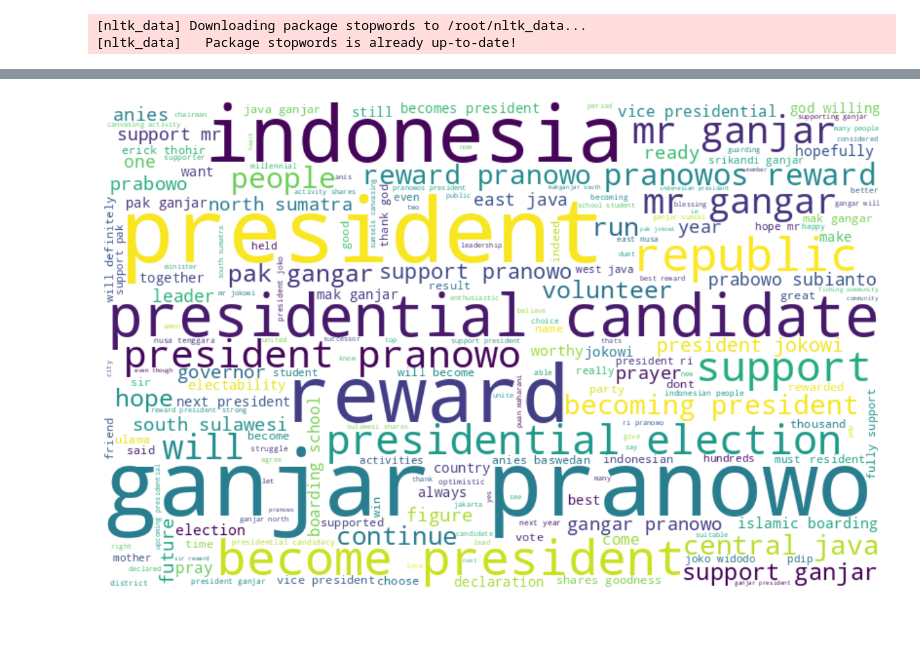
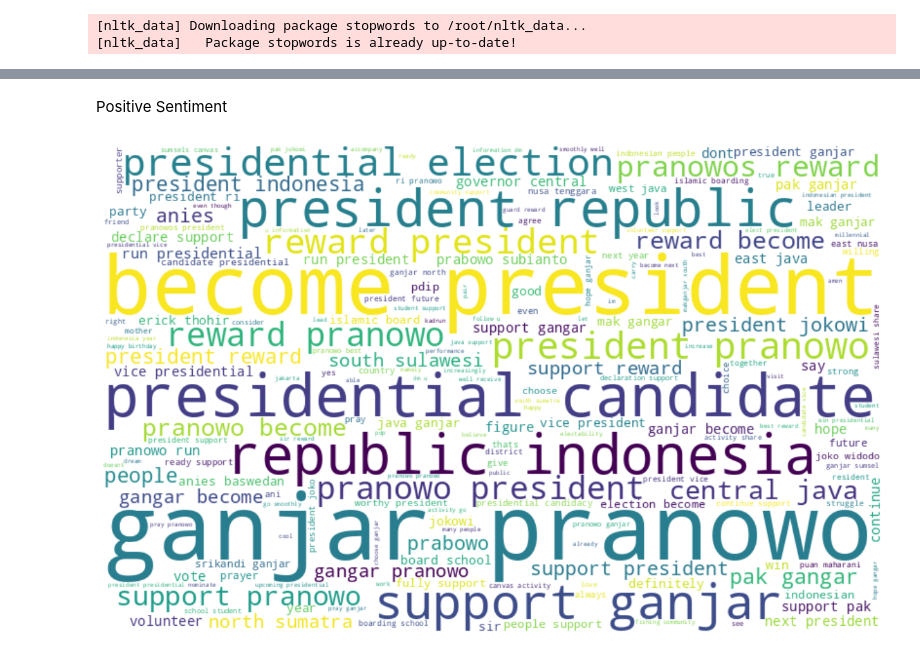
Before and after one commit to Ghifary635/Warmup_TheHack, a Jupyter notebook: NLP_Ganjar_Pranowo.ipynb, the cells around one changed output, grey strips where cells are left out. Cells and saved outputs as stored; diff of their text form; code cells hidden in the pictures; blank space fills up the shorter version.

```diff
--- a/NLP_Ganjar_Pranowo.ipynb
+++ b/NLP_Ganjar_Pranowo.ipynb
@@ -86,10 +136,13 @@ df.head()
+# %%
+df['Text_token'] = df['Text_token'].apply(lemmatize_tokens)
 # %% [markdown]
 ## Stopword
 # %%
 nltk.download('stopwords')
 stopwords = nltk.corpus.stopwords.words("english")
-stopwords_gwehj = ['will', 'come', 'make', 'know', 'want', 'really',
+stopwords_gwehj = ['mr', 'will', 'come', 'make', 'know', 'want', 'really',
                    'must', 'great', 'time', 'still', 'top', 'two', 'one', 'goodness', 'hopefully', 'god', 'blessing', 'thank']
+stopwords.extend(stopwords_gwehj)
 # %% [output]
 [nltk_data] Downloading package stopwords to /root/nltk_data...
 [nltk_data]   Package stopwords is already up-to-date!
@@ -105,0 +161,3 @@ df.head()
+# %%
+df['Text_string'] = df['Text_token'].apply(lambda x: ' '.join([item for item in x]))
+df.head()
@@ -105,0 +171,4 @@ df.head()
+# %%
+df['Text_string'] = df['Text_string'].astype('str')
+df['Text_string'] = df['Text_string'].astype(pd.StringDtype())
+df.info()
@@ -106,17 +187,19 @@ df.head()
+# %% [markdown]
+Positive Sentiment
 # %%
 df_p = df[df['label'] == "Positive"]
-all_words_lem = ' '.join([word for word in df_p['Text']])
+all_words_lem = ' '.join([word for word in df_p['Text_string']])
 
 from wordcloud import WordCloud
 wordcloud = WordCloud(
     background_color='white',
     width = 800,
     height = 500,
     random_state = 21,
     max_font_size = 130
 ).generate(all_words_lem)
 plt.figure(figsize = (20, 10))
 plt.imshow(wordcloud, interpolation = 'bilinear')
 plt.axis('off');
 # %% [output]
-[figure, old version]
+[figure, new version]
```
Also changed, not shown: parts of 21 cells of this notebook.
